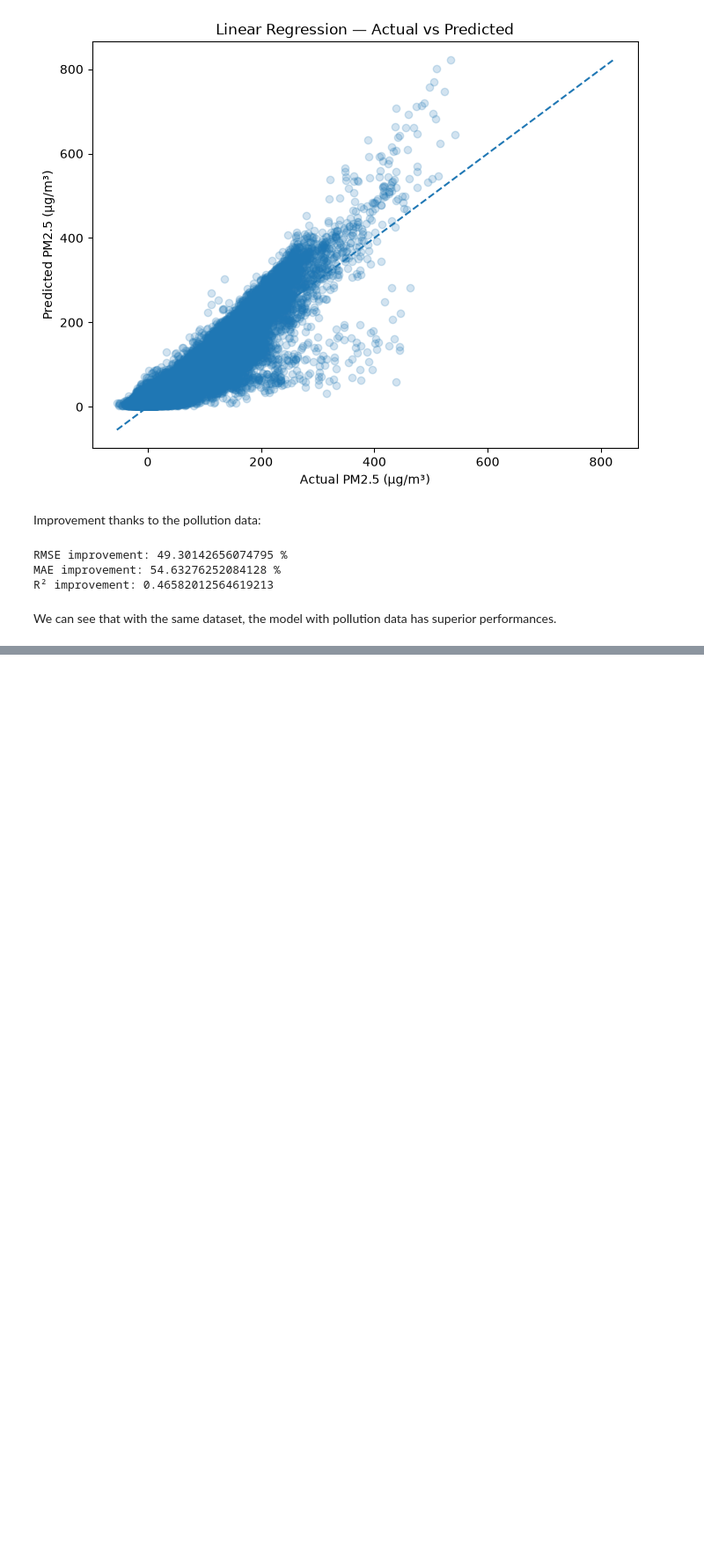
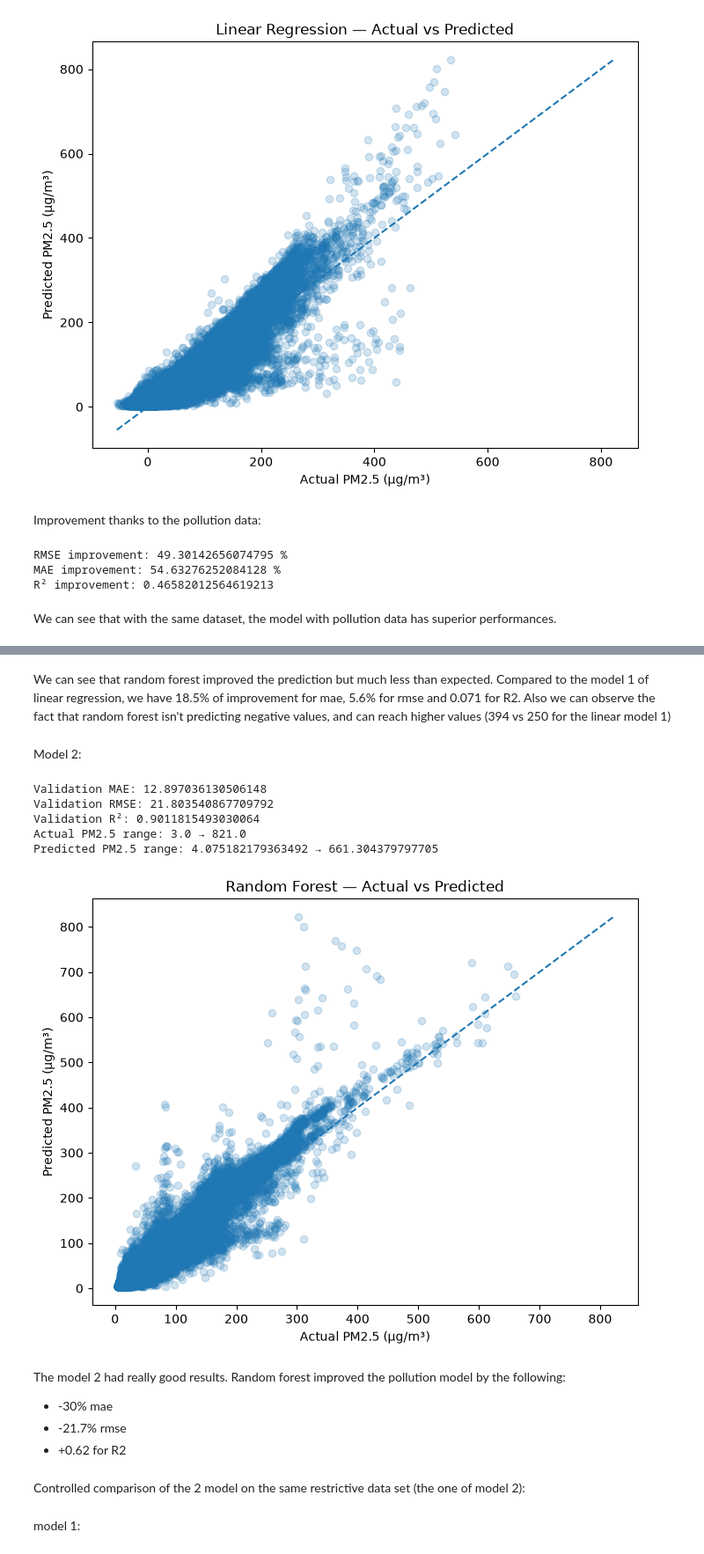
Before and after one commit to challandenathan/air-quality-prediction, a Jupyter notebook: notebooks/model_analysis.ipynb, the cells around one changed output, grey strips where cells are left out. Shown at 88% size. Drawn from its saved outputs; the diff is of its cells as text; code cells hidden in the pictures; blank space fills up the shorter version.

```diff
--- a/notebooks/model_analysis.ipynb
+++ b/notebooks/model_analysis.ipynb
@@ -276,0 +338,71 @@ We can see that with the same dataset, the model with pollution data has superio
+# %% [markdown]
+We can see that random forest improved the prediction but much less than expected. Compared to the model 1 of linear regression, we have 18.5% of improvement for mae, 5.6% for rmse and 0.071 for R2.
+Also we can observe the fact that random forest isn't predicting negative values, and can reach higher values (394 vs 250 for the linear model 1)
+# %% [markdown]
+Model 2:
+# %%
+from src.preprocessing import X_train_pollution, X_validation_pollution, X_test_pollution, y_train_pollution, y_validation_pollution, y_test_pollution
+random_forest_pollution = train_model(X_train_pollution,y_train_pollution)
+y_pollution_validation_pred, mae_pollution, rmse_pollution, r2_pollution = evaluate_model(random_forest_pollution,X_validation_pollution, y_validation_pollution)
+# %%
+print("Validation MAE:", mae_pollution)
+print("Validation RMSE:", rmse_pollution)
+print("Validation R²:", r2_pollution)
+print(
+    "Actual PM2.5 range:",
+    y_validation_pollution.min(),
+    "→",
+    y_validation_pollution.max()
+)
+
+print(
+    "Predicted PM2.5 range:",
+    y_pollution_validation_pred.min(),
+    "→",
+    y_pollution_validation_pred.max()
+)
+# %% [output]
+Validation MAE: 12.897036130506148
+Validation RMSE: 21.803540867709792
+Validation R²: 0.9011815493030064
+Actual PM2.5 range: 3.0 → 821.0
+Predicted PM2.5 range: 4.075182179363492 → 661.304379797705
+# %%
+plt.figure(figsize=(8, 6))
+
+plt.scatter(
+    y_pollution_validation_pred,
+    y_validation_pollution,
+    alpha=0.2
+)
+
+min_value = min(
+    y_pollution_validation_pred.min(),
+    y_validation_pollution.min()
+)
+
+max_value = max(
+    y_pollution_validation_pred.max(),
+    y_validation_pollution.max()
+)
+
+plt.plot(
+    [min_value, max_value],
+    [min_value, max_value],
+    linestyle="--"
+)
+plt.xlabel("Actual PM2.5 (µg/m³)")
+plt.ylabel("Predicted PM2.5 (µg/m³)")
+plt.title("Random Forest — Actual vs Predicted")
+plt.show()
+# %% [output]
+[figure, added]
+# %% [markdown]
+The model 2 had really good results. Random forest improved the pollution model by the following:
+- -30% mae
+- -21.7% rmse
+- +0.62 for R2
+# %% [markdown]
+Controlled comparison of the 2 model on the same restrictive data set (the one of model 2):
+# %% [markdown]
+model 1:
```
Also changed, not shown: parts of 32 cells of this notebook, 4 other files.
